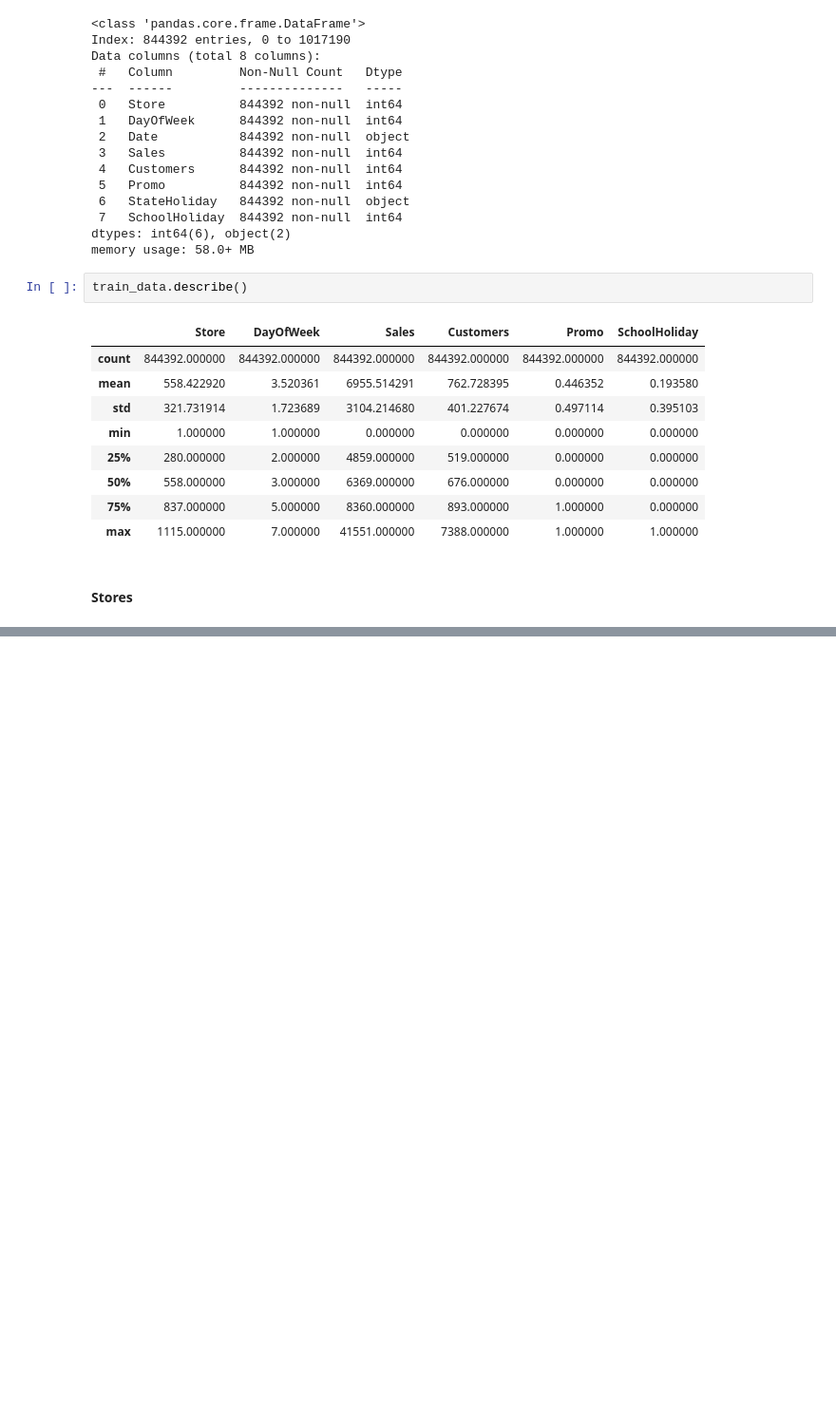
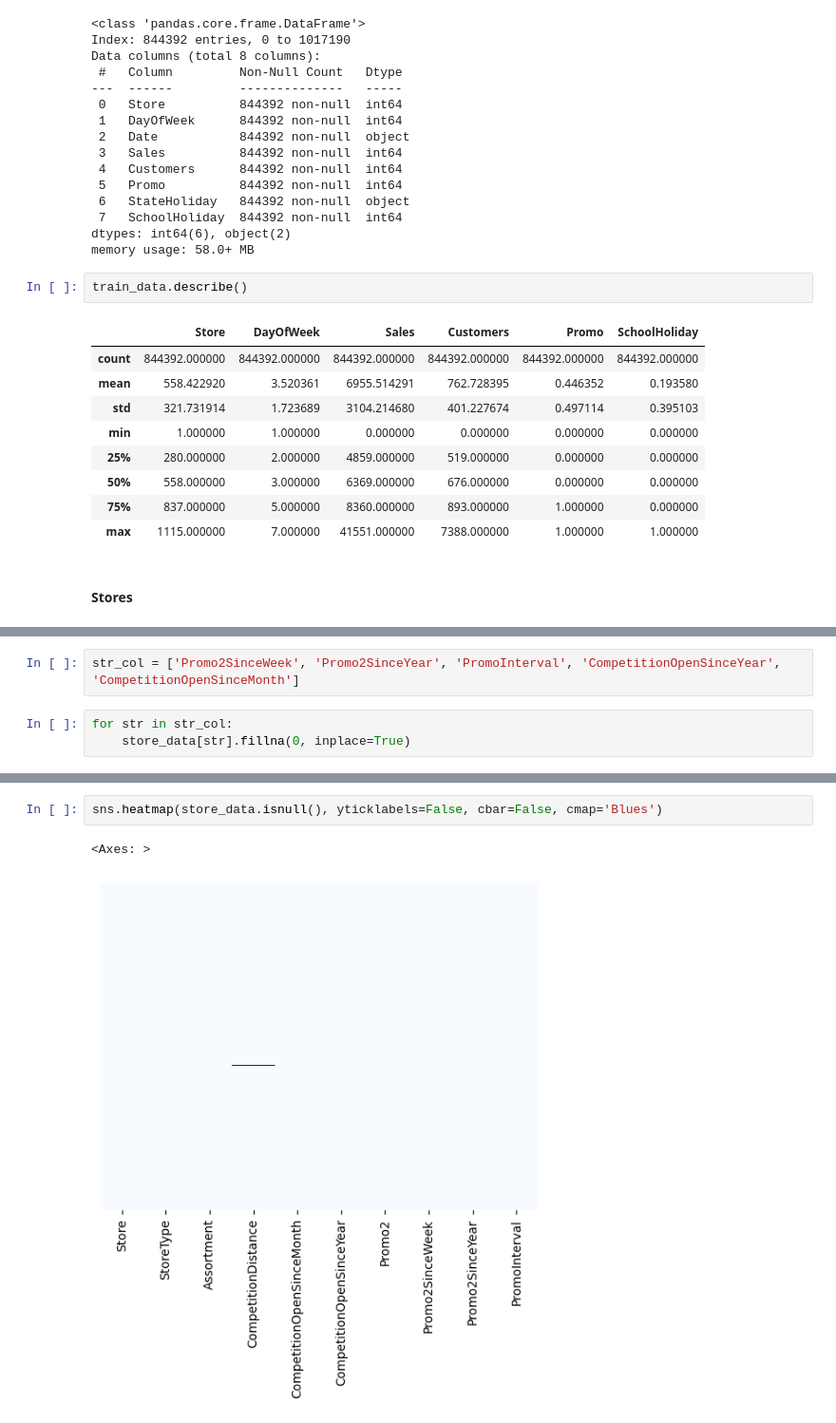
Before and after one commit to Briankipkemboi78/datascience, a Jupyter notebook: Future Sales/sales.ipynb, the cells around one changed output, grey strips where cells are left out. Shown: that part at 95% size. Saved outputs shown, nothing was run; the diff lists cells and outputs as text; blank space fills up the shorter version.

```diff
--- a/Future Sales/sales.ipynb
+++ b/Future Sales/sales.ipynb
@@ -158,0 +205,5 @@ train_data.describe()
+# %%
+str_col = ['Promo2SinceWeek', 'Promo2SinceYear', 'PromoInterval', 'CompetitionOpenSinceYear', 'CompetitionOpenSinceMonth']
+# %%
+for str in str_col:
+    store_data[str].fillna(0, inplace=True)
@@ -158,0 +217,5 @@ train_data.describe()
+# %%
+sns.heatmap(store_data.isnull(), yticklabels=False, cbar=False, cmap='Blues')
+# %% [output]
+<Axes: >
+[figure, added]
```
Also changed, not shown: parts of 20 cells of this notebook.
